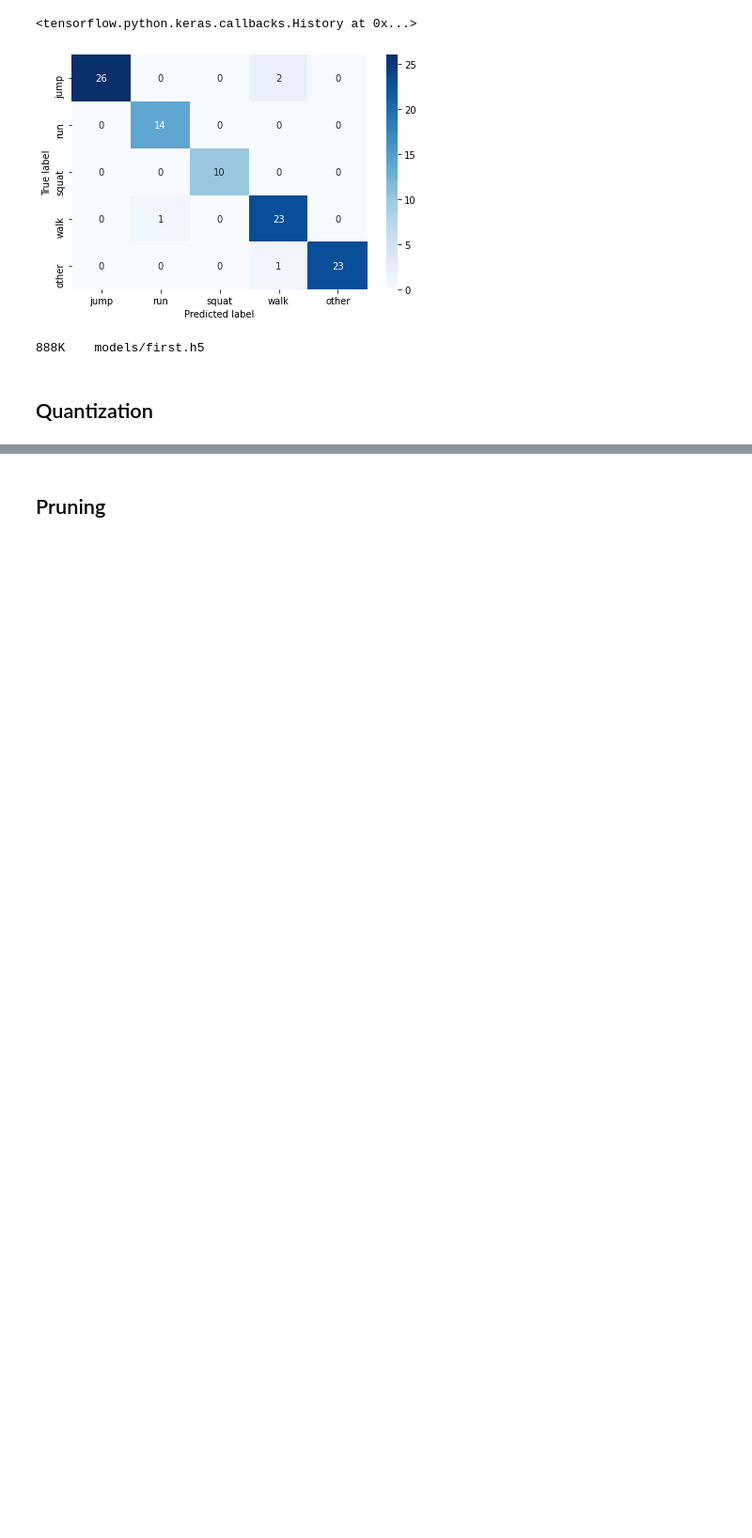
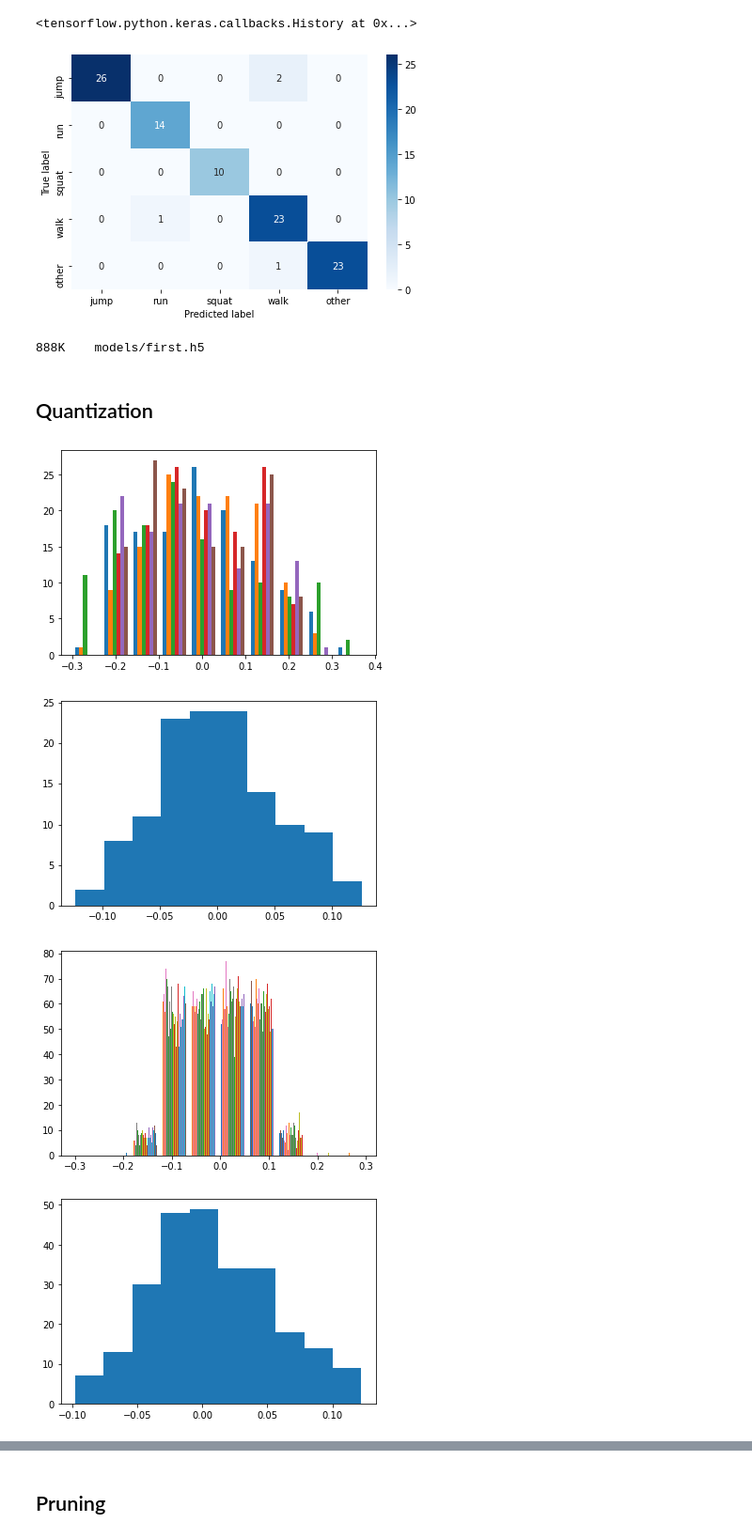
Before and after one commit to SidharthArya/Deep_Learning_Class_Manit, a Jupyter notebook: Lab/001_Implementing_Gesture_Classifier_with_tensorflow.ipynb, the cells around one changed output, grey strips where cells are left out. Shown at 94% size. Saved outputs shown, nothing was run; the diff lists cells and outputs as text; code cells hidden in the pictures; blank space fills up the shorter version.

```diff
--- a/Lab/001_Implementing_Gesture_Classifier_with_tensorflow.ipynb
+++ b/Lab/001_Implementing_Gesture_Classifier_with_tensorflow.ipynb
@@ -184,0 +189,7 @@ model.save('models/first.h5')
+# %%
+[(plt.hist(weights), plt.show()) for weights in model.weights]
+# %% [output]
+[figure, added]
+[figure, added]
+[figure, added]
+[figure, added]
```
Also changed, not shown: parts of 6 cells of this notebook.
